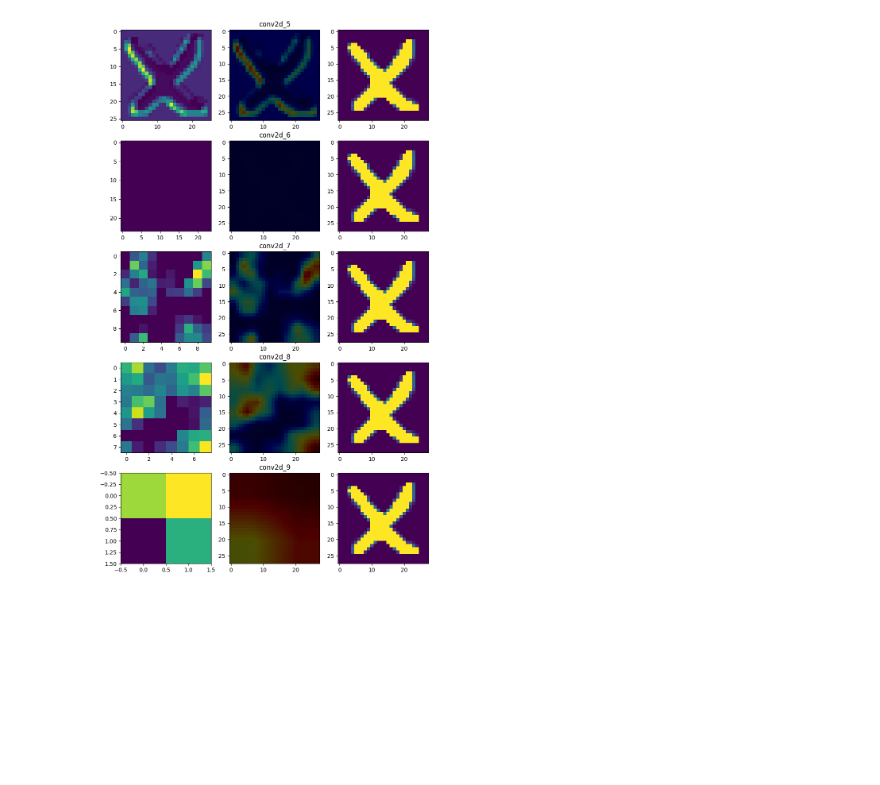
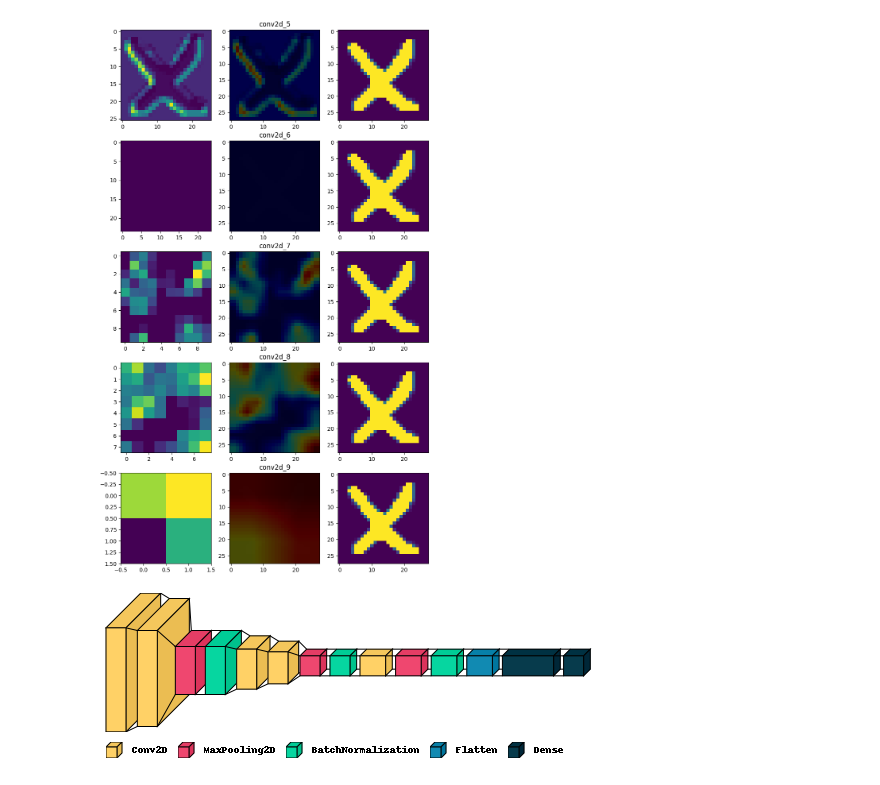
Before and after one commit to Jimmy-Nnilsson/mnist_portfolio, a Jupyter notebook: data_prep/keras_v2_gradcam.ipynb, the cells around one changed output. Saved outputs shown, nothing was run; the diff lists cells and outputs as text; code cells hidden in the pictures; blank space fills up the shorter version.

```diff
--- a/data_prep/keras_v2_gradcam.ipynb
+++ b/data_prep/keras_v2_gradcam.ipynb
@@ -269,3 +269,8 @@ plot_gradcam(image, heatmap, superimposed_img)
 # %% [output]
 1/1 [==============================] - 0s 16ms/step
 [figure]
+# %%
+import visualkeras
+visualkeras.layered_view(model.model, legend=True)
+# %% [output]
+[figure, added]
```
Also changed, not shown: 9 other files.
